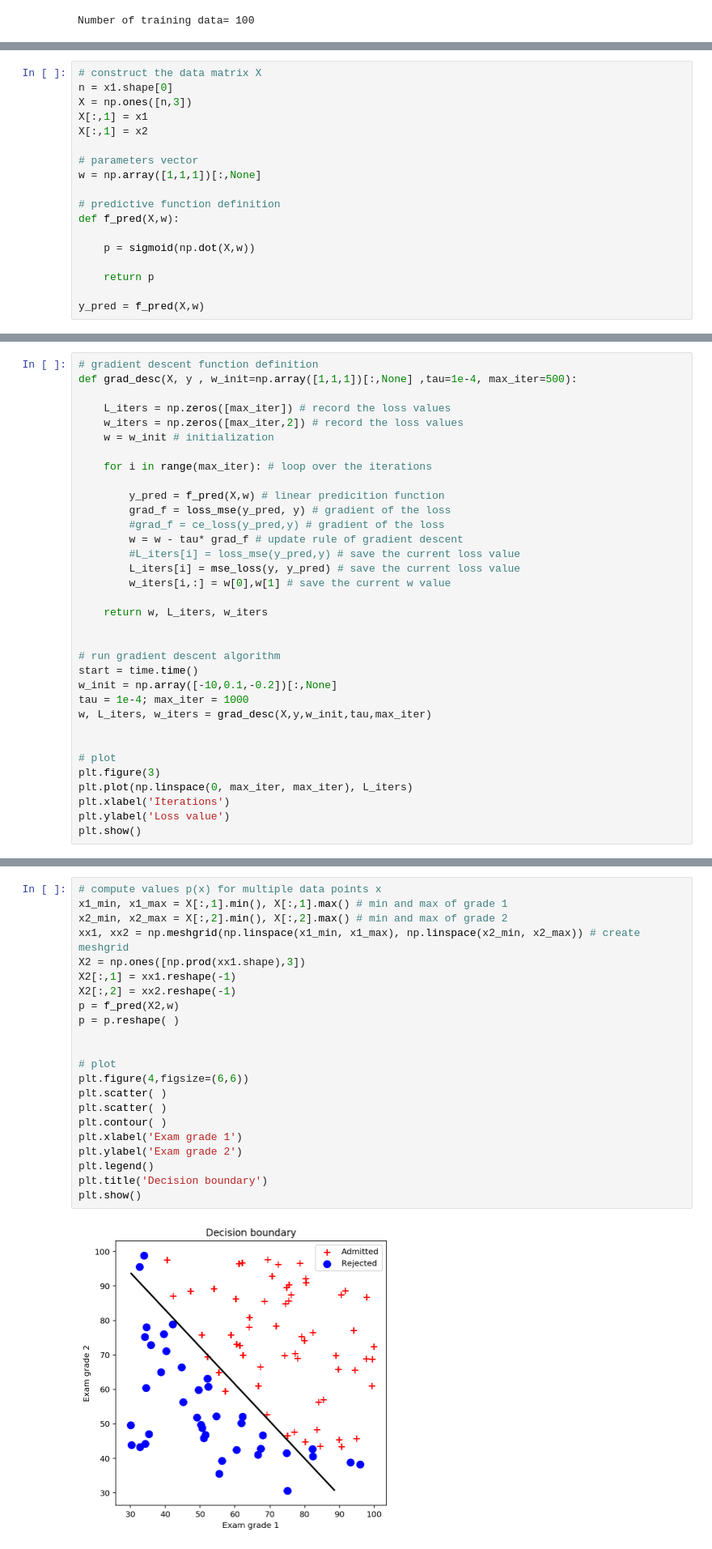
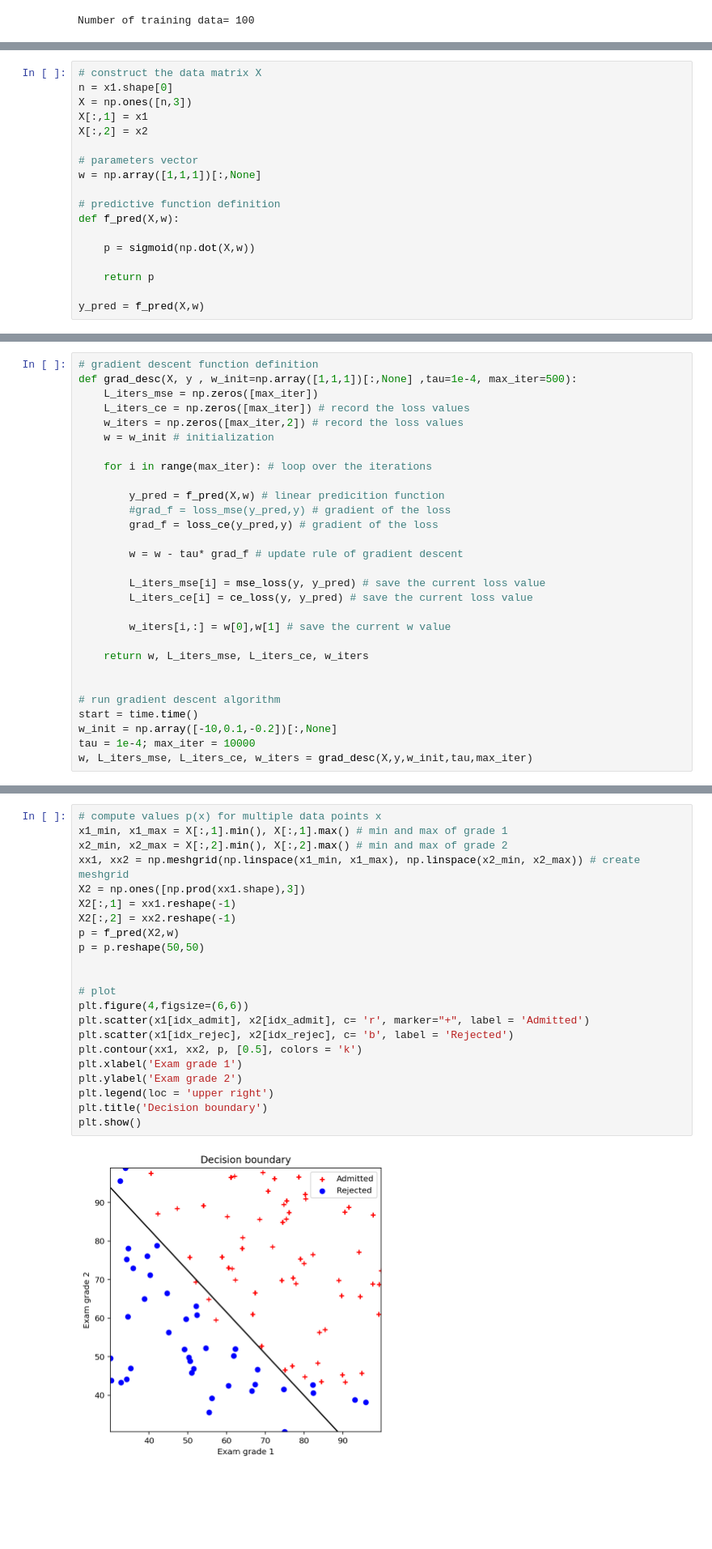
Before and after one commit to yesoly/MachineLearningProject, a Jupyter notebook: Assignment04.ipynb, the cells around one changed output, grey strips where cells are left out. Shown at 81% size. Cells and saved outputs as stored; diff of their text form; blank space fills up the shorter version.

```diff
--- a/Assignment04.ipynb
+++ b/Assignment04.ipynb
@@ -150,7 +149,7 @@ Use the new function `sigmoid`.
 n = x1.shape[0]
 X = np.ones([n,3])
 X[:,1] = x1
-X[:,1] = x2
+X[:,2] = x2
 
 # parameters vector
 w = np.array([1,1,1])[:,None]
@@ -296,34 +295,29 @@ $$
 # %%
 # gradient descent function definition
 def grad_desc(X, y , w_init=np.array([1,1,1])[:,None] ,tau=1e-4, max_iter=500):
-
-    L_iters = np.zeros([max_iter]) # record the loss values
+    L_iters_mse = np.zeros([max_iter])
+    L_iters_ce = np.zeros([max_iter]) # record the loss values
     w_iters = np.zeros([max_iter,2]) # record the loss values
     w = w_init # initialization
 
     for i in range(max_iter): # loop over the iterations
 
         y_pred = f_pred(X,w) # linear predicition function
-        grad_f = loss_mse(y_pred, y) # gradient of the loss
-        #grad_f = ce_loss(y_pred,y) # gradient of the loss
+        #grad_f = loss_mse(y_pred,y) # gradient of the loss
+        grad_f = loss_ce(y_pred,y) # gradient of the loss
+
         w = w - tau* grad_f # update rule of gradient descent
-        #L_iters[i] = loss_mse(y_pred,y) # save the current loss value
-        L_iters[i] = mse_loss(y, y_pred) # save the current loss value
+
+        L_iters_mse[i] = mse_loss(y, y_pred) # save the current loss value
+        L_iters_ce[i] = ce_loss(y, y_pred) # save the current loss value
+
         w_iters[i,:] = w[0],w[1] # save the current w value
 
-    return w, L_iters, w_iters
+    return w, L_iters_mse, L_iters_ce, w_iters
 
 
 # run gradient descent algorithm
 start = time.time()
 w_init = np.array([-10,0.1,-0.2])[:,None]
-tau = 1e-4; max_iter = 1000
-w, L_iters, w_iters = grad_desc(X,y,w_init,tau,max_iter)
-
-
-# plot
-plt.figure(3)
-plt.plot(np.linspace(0, max_iter, max_iter), L_iters)
-plt.xlabel('Iterations')
-plt.ylabel('Loss value')
-plt.show()
+tau = 1e-4; max_iter = 10000
+w, L_iters_mse, L_iters_ce, w_iters = grad_desc(X,y,w_init,tau,max_iter)
@@ -343,27 +359,27 @@ You may use numpy and matplotlib functions `np.meshgrid`, `np.linspace`, `reshap
 # %%
 # compute values p(x) for multiple data points x
 x1_min, x1_max = X[:,1].min(), X[:,1].max() # min and max of grade 1
 x2_min, x2_max = X[:,2].min(), X[:,2].max() # min and max of grade 2
 xx1, xx2 = np.meshgrid(np.linspace(x1_min, x1_max), np.linspace(x2_min, x2_max)) # create meshgrid
 X2 = np.ones([np.prod(xx1.shape),3])
 X2[:,1] = xx1.reshape(-1)
 X2[:,2] = xx2.reshape(-1)
 p = f_pred(X2,w)
-p = p.reshape( )
+p = p.reshape(50,50)
 
 
 # plot
 plt.figure(4,figsize=(6,6))
-plt.scatter( )
-plt.scatter( )
-plt.contour( )
+plt.scatter(x1[idx_admit], x2[idx_admit], c= 'r', marker="+", label = 'Admitted')
+plt.scatter(x1[idx_rejec], x2[idx_rejec], c= 'b', label = 'Rejected')
+plt.contour(xx1, xx2, p, [0.5], colors = 'k')
 plt.xlabel('Exam grade 1')
 plt.ylabel('Exam grade 2')
-plt.legend()
+plt.legend(loc = 'upper right')
 plt.title('Decision boundary')
 plt.show()
 # %% [output]
-[figure, old version]
+[figure, new version]
 # %% [markdown]
 ## 9. Comparison with Scikit-learn logistic regression algorithm with the gradient descent with the cross-entropy loss
 <hr>
```
Also changed, not shown: parts of 6 cells of this notebook.
